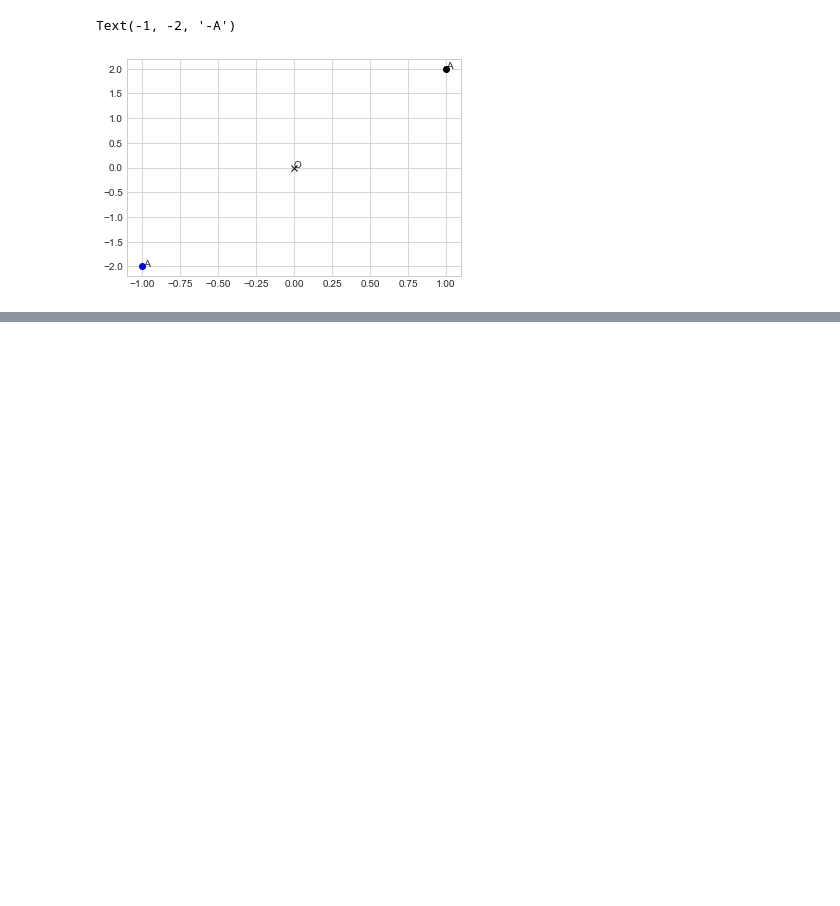
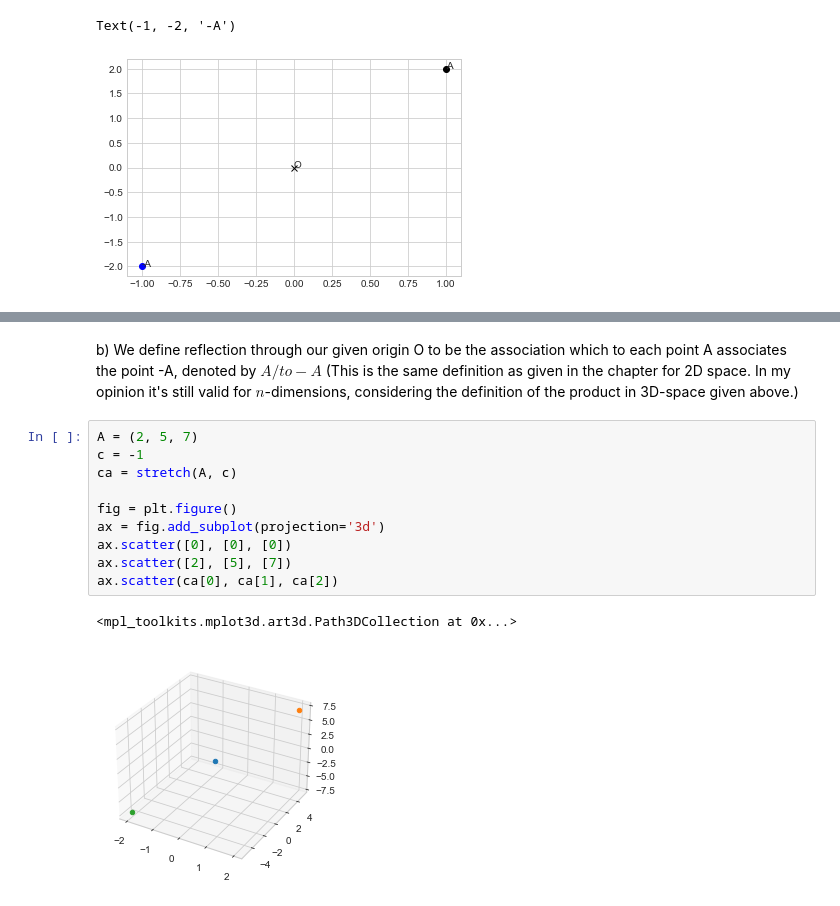
Before and after one commit to zackads/basic-mathematics, a Jupyter notebook: chapter-9/1-dilations-and-reflections.ipynb, the cells around one changed output, grey strips where cells are left out. Cells and saved outputs as stored; diff of their text form; blank space fills up the shorter version.

```diff
--- a/chapter-9/1-dilations-and-reflections.ipynb
+++ b/chapter-9/1-dilations-and-reflections.ipynb
@@ -112,0 +180,15 @@ for question, A, c in data:
+# %% [markdown]
+b) We define reflection through our given origin O to be the association which to each point A associates the point -A, denoted by $A /to -A$ (This is the same definition as given in the chapter for 2D space.  In my opinion it's still valid for $n$-dimensions, considering the definition of the product in 3D-space given above.)
+# %%
+A = (2, 5, 7)
+c = -1
+ca = stretch(A, c)
+
+fig = plt.figure()
+ax = fig.add_subplot(projection='3d')
+ax.scatter([0], [0], [0])
+ax.scatter([2], [5], [7])
+ax.scatter(ca[0], ca[1], ca[2])
+# %% [output]
+<mpl_toolkits.mplot3d.art3d.Path3DCollection at 0x...>
+[figure, added]
```
Also changed, not shown: parts of 8 cells of this notebook.
